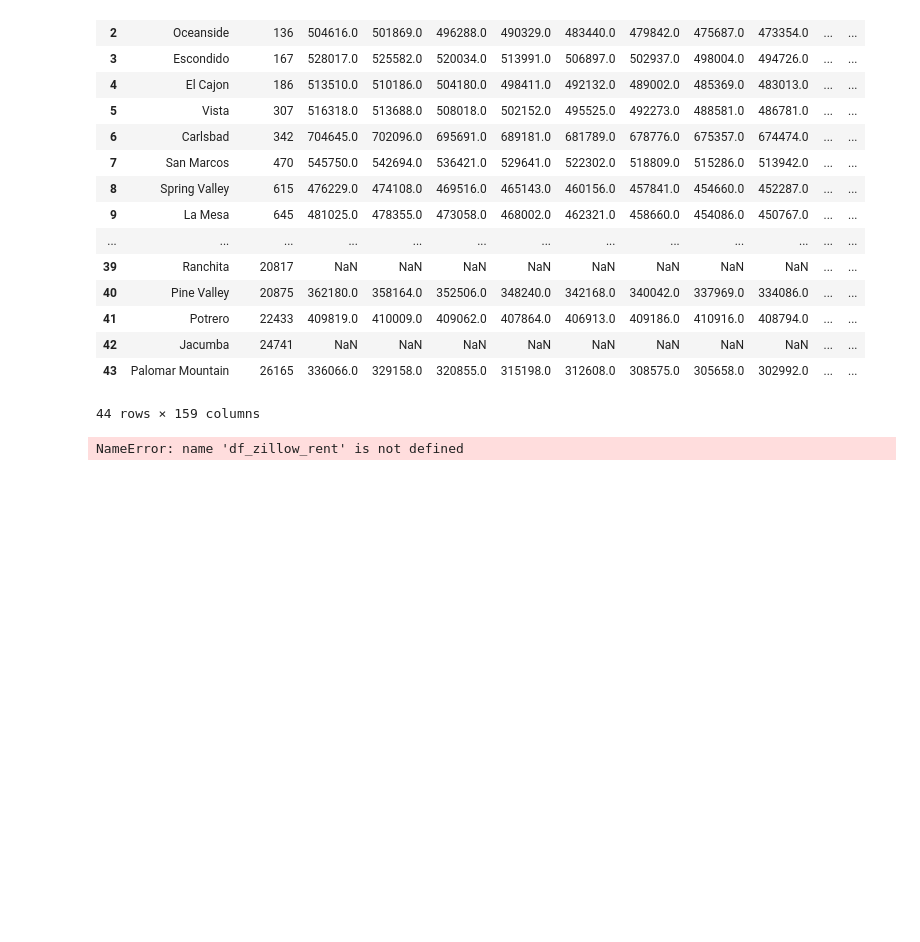
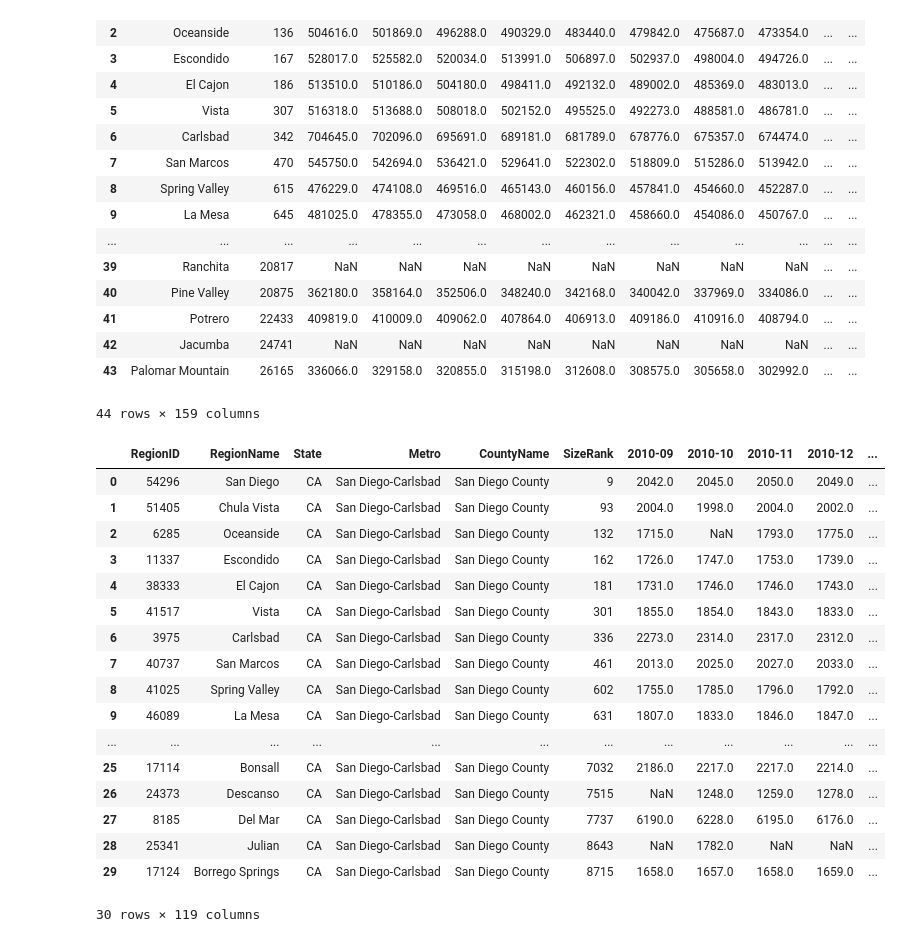
Before and after one commit to aaronaher619/COGS-108-Final-Project, a Jupyter notebook: Final_Project.ipynb, the cells around one changed output. Drawn from its saved outputs; the diff is of its cells as text; code cells hidden in the pictures; blank space fills up the shorter version.

```diff
--- a/Final_Project.ipynb
+++ b/Final_Project.ipynb
@@ -74,10 +74,28 @@ df_zillow
 | 43 | Palomar Mountain | 26165 | 336066.0 | 329158.0 | 320855.0 | 315198.0 | 312608.0 | 308575.0 | 305658.0 | 302992.0 | ... | ... |
 44 rows × 159 columns
 # %%
+df_zillow_rent = pd.read_csv("City_Zri_AllHomesPlusMultifamily.csv")
+df_zillow_rent = df_zillow_rent[df_zillow_rent['CountyName'] == 'San Diego County' ]
+df_zillow_rent = df_zillow_rent.reset_index()
+df_zillow_rent = df_zillow_rent.drop( columns = 'index', axis = 1 )
 df_zillow_rent
-not_sd = df_zillow_rent[df_zillow_rent['CountyName'] != 'San Diego County' ].index
-df_zillow_rent.drop(not_sd , inplace=True)
-df_zillow_rent
 # %% [output]
+|  | RegionID | RegionName | State | Metro | CountyName | SizeRank | 2010-09 | 2010-10 | 2010-11 | 2010-12 | ... |
+| 0 | 54296 | San Diego | CA | San Diego-Carlsbad | San Diego County | 9 | 2042.0 | 2045.0 | 2050.0 | 2049.0 | ... |
+| 1 | 51405 | Chula Vista | CA | San Diego-Carlsbad | San Diego County | 93 | 2004.0 | 1998.0 | 2004.0 | 2002.0 | ... |
+| 2 | 6285 | Oceanside | CA | San Diego-Carlsbad | San Diego County | 132 | 1715.0 | NaN | 1793.0 | 1775.0 | ... |
+| 3 | 11337 | Escondido | CA | San Diego-Carlsbad | San Diego County | 162 | 1726.0 | 1747.0 | 1753.0 | 1739.0 | ... |
+| 4 | 38333 | El Cajon | CA | San Diego-Carlsbad | San Diego County | 181 | 1731.0 | 1746.0 | 1746.0 | 1743.0 | ... |
+| 5 | 41517 | Vista | CA | San Diego-Carlsbad | San Diego County | 301 | 1855.0 | 1854.0 | 1843.0 | 1833.0 | ... |
+| 6 | 3975 | Carlsbad | CA | San Diego-Carlsbad | San Diego County | 336 | 2273.0 | 2314.0 | 2317.0 | 2312.0 | ... |
+| 7 | 40737 | San Marcos | CA | San Diego-Carlsbad | San Diego County | 461 | 2013.0 | 2025.0 | 2027.0 | 2033.0 | ... |
+| 8 | 41025 | Spring Valley | CA | San Diego-Carlsbad | San Diego County | 602 | 1755.0 | 1785.0 | 1796.0 | 1792.0 | ... |
+| 9 | 46089 | La Mesa | CA | San Diego-Carlsbad | San Diego County | 631 | 1807.0 | 1833.0 | 1846.0 | 1847.0 | ... |
+| ... | ... | ... | ... | ... | ... | ... | ... | ... | ... | ... | ... |
+| 25 | 17114 | Bonsall | CA | San Diego-Carlsbad | San Diego County | 7032 | 2186.0 | 2217.0 | 2217.0 | 2214.0 | ... |
+| 26 | 24373 | Descanso | CA | San Diego-Carlsbad | San Diego County | 7515 | NaN | 1248.0 | 1259.0 | 1278.0 | ... |
+| 27 | 8185 | Del Mar | CA | San Diego-Carlsbad | San Diego County | 7737 | 6190.0 | 6228.0 | 6195.0 | 6176.0 | ... |
+| 28 | 25341 | Julian | CA | San Diego-Carlsbad | San Diego County | 8643 | NaN | 1782.0 | NaN | NaN | ... |
+| 29 | 17124 | Borrego Springs | CA | San Diego-Carlsbad | San Diego County | 8715 | 1658.0 | 1657.0 | 1658.0 | 1659.0 | ... |
-NameError: name 'df_zillow_rent' is not defined
+30 rows × 119 columns
 # %%
```
Also changed, not shown: parts of 1 cell of this notebook.
